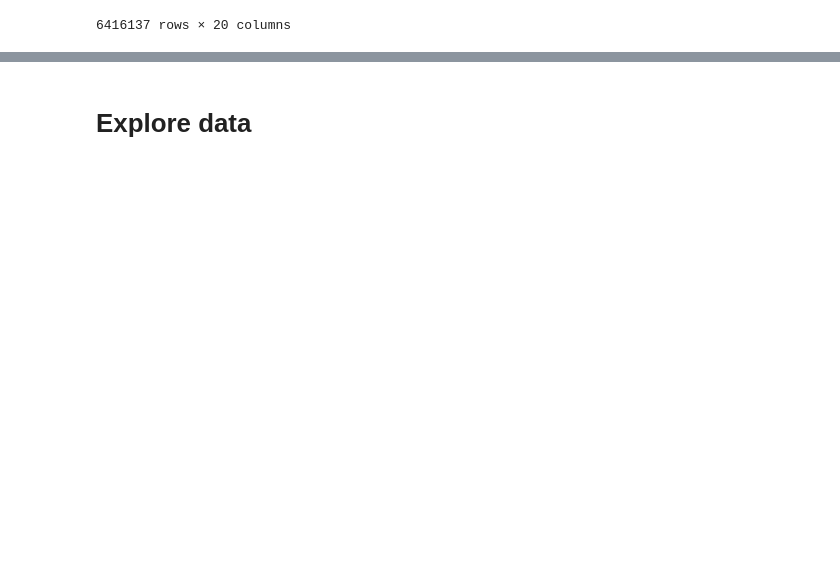
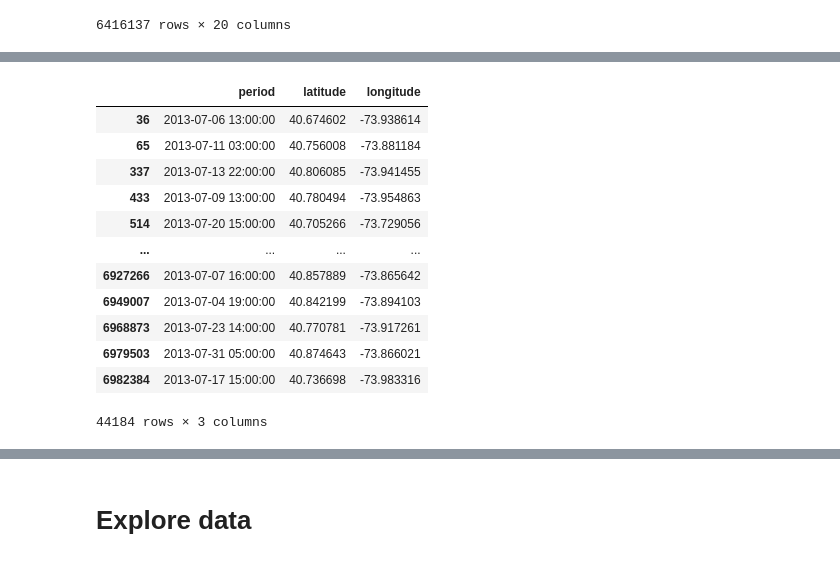
Before and after one commit to candiesforlife/minority_report, a Jupyter notebook: notebooks/cam_viz_model.ipynb, the cells around one changed output, grey strips where cells are left out. Drawn from its saved outputs; the diff is of its cells as text; code cells hidden in the pictures; blank space fills up the shorter version.

```diff
--- a/notebooks/cam_viz_model.ipynb
+++ b/notebooks/cam_viz_model.ipynb
@@ -26,0 +48,20 @@ df.load_data()
+# %%
+inf = sample['period'] > datetime(2013, 7, 1, 0, 0, 0)
+sup = sample['period'] < datetime(2013, 8, 1, 0, 0, 0)
+# %%
+interval = sample[inf & sup]
+interval
+# %% [output]
+|  | period | latitude | longitude |
+| 36 | 2013-07-06 13:00:00 | 40.674602 | -73.938614 |
+| 65 | 2013-07-11 03:00:00 | 40.756008 | -73.881184 |
+| 337 | 2013-07-13 22:00:00 | 40.806085 | -73.941455 |
+| 433 | 2013-07-09 13:00:00 | 40.780494 | -73.954863 |
+| 514 | 2013-07-20 15:00:00 | 40.705266 | -73.729056 |
+| ... | ... | ... | ... |
+| 6927266 | 2013-07-07 16:00:00 | 40.857889 | -73.865642 |
+| 6949007 | 2013-07-04 19:00:00 | 40.842199 | -73.894103 |
+| 6968873 | 2013-07-23 14:00:00 | 40.770781 | -73.917261 |
+| 6979503 | 2013-07-31 05:00:00 | 40.874643 | -73.866021 |
+| 6982384 | 2013-07-17 15:00:00 | 40.736698 | -73.983316 |
+44184 rows × 3 columns
```
Also changed, not shown: parts of 50 cells of this notebook, 1 other file.
